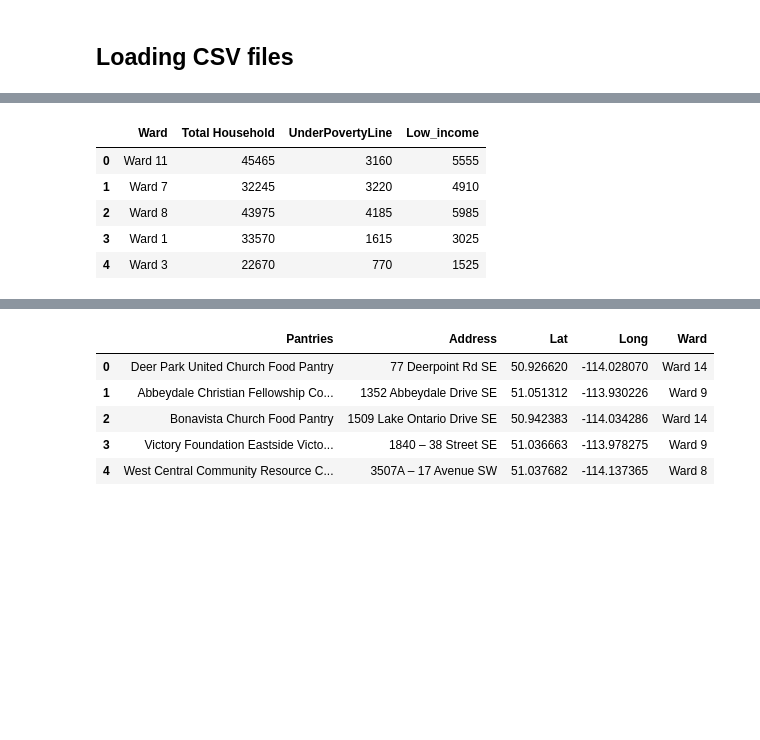
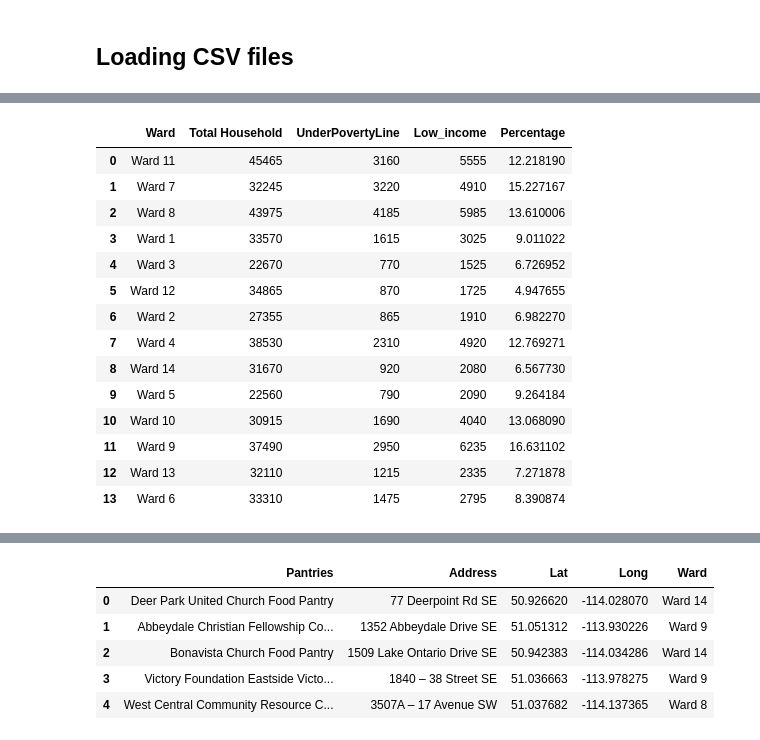
Before and after one commit to rsuman21/GeoWomen_Datathon, a Jupyter notebook: notebook/Food_Rescures.ipynb, the cells around one changed output, grey strips where cells are left out. Saved outputs shown, nothing was run; the diff lists cells and outputs as text; code cells hidden in the pictures; blank space fills up the shorter version.

```diff
--- a/notebook/Food_Rescures.ipynb
+++ b/notebook/Food_Rescures.ipynb
@@ -42,12 +42,22 @@ food_data.head()
 | 2 | 2021/06/09 12:47:28 PM CDT | About the same | Food left in the fridge or freeze... | We are wasting less food, in amou... | I look in my fridge and pantries ... | ... |
 | 3 | 2021/06/09 12:47:50 PM CDT | About the same | Some household members do not fin... | We are wasting less food, in amou... | I am eating leftovers more often;... | ... |
 | 4 | 2021/06/09 12:52:28 PM CDT | More often | Food left in the fridge or freeze... | We are wasting less food in amoun... | I look in my fridge and pantries ... | ... |
-# %%
-income_data.head()
-# %% [output]
-|  | Ward | Total Household | UnderPovertyLine | Low_income |
-| 0 | Ward 11 | 45465 | 3160 | 5555 |
-| 1 | Ward 7 | 32245 | 3220 | 4910 |
-| 2 | Ward 8 | 43975 | 4185 | 5985 |
-| 3 | Ward 1 | 33570 | 1615 | 3025 |
-| 4 | Ward 3 | 22670 | 770 | 1525 |
+# %%
+income_data['Percentage'] = (income_data['Low_income']/income_data['Total Household'])*100
+income_data
+# %% [output]
+|  | Ward | Total Household | UnderPovertyLine | Low_income | Percentage |
+| 0 | Ward 11 | 45465 | 3160 | 5555 | 12.218190 |
+| 1 | Ward 7 | 32245 | 3220 | 4910 | 15.227167 |
+| 2 | Ward 8 | 43975 | 4185 | 5985 | 13.610006 |
+| 3 | Ward 1 | 33570 | 1615 | 3025 | 9.011022 |
+| 4 | Ward 3 | 22670 | 770 | 1525 | 6.726952 |
+| 5 | Ward 12 | 34865 | 870 | 1725 | 4.947655 |
+| 6 | Ward 2 | 27355 | 865 | 1910 | 6.982270 |
+| 7 | Ward 4 | 38530 | 2310 | 4920 | 12.769271 |
+| 8 | Ward 14 | 31670 | 920 | 2080 | 6.567730 |
+| 9 | Ward 5 | 22560 | 790 | 2090 | 9.264184 |
+| 10 | Ward 10 | 30915 | 1690 | 4040 | 13.068090 |
+| 11 | Ward 9 | 37490 | 2950 | 6235 | 16.631102 |
+| 12 | Ward 13 | 32110 | 1215 | 2335 | 7.271878 |
+| 13 | Ward 6 | 33310 | 1475 | 2795 | 8.390874 |
```
Also changed, not shown: parts of 9 cells of this notebook.
